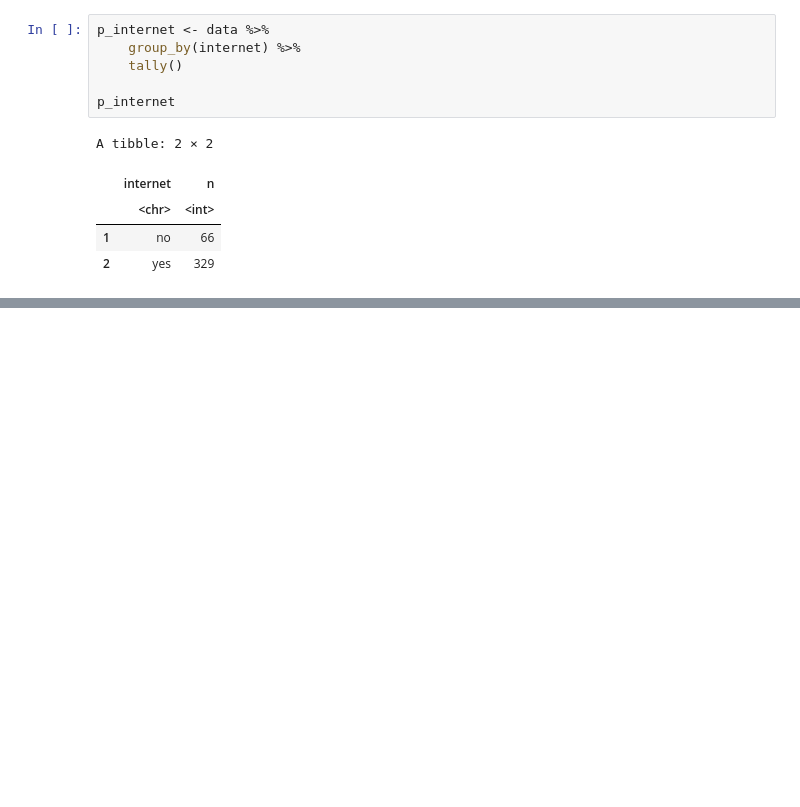
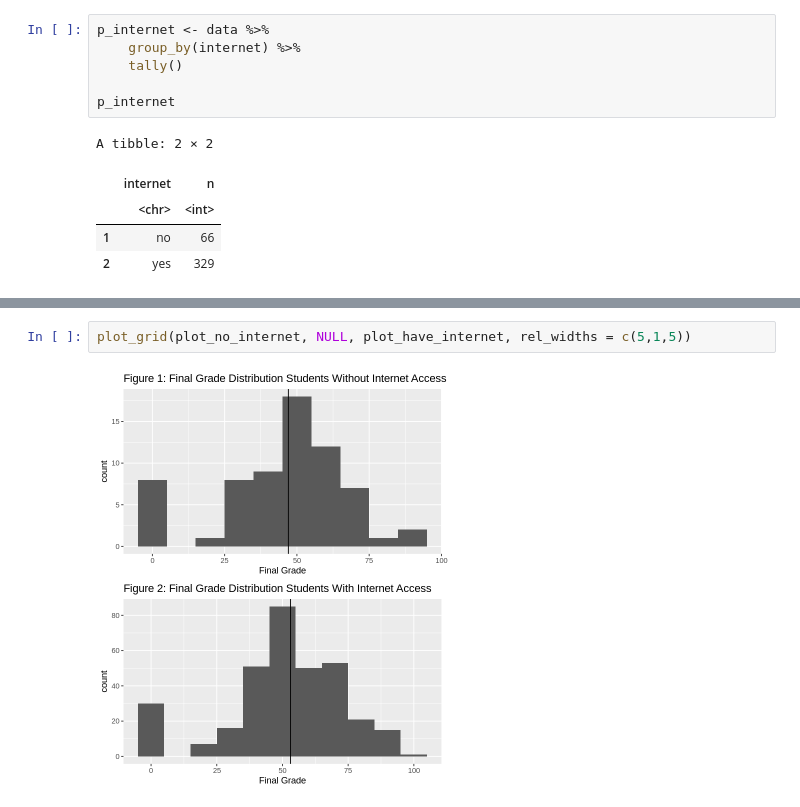
Before and after one commit to jjadeb/stat-201-project, a Jupyter notebook: src/proposal.ipynb, the cells around one changed output, grey strips where cells are left out. Saved outputs shown, nothing was run; the diff lists cells and outputs as text; blank space fills up the shorter version.

```diff
--- a/src/proposal.ipynb
+++ b/src/proposal.ipynb
@@ -132,0 +133,4 @@ plot_both
+# %%
+plot_grid(plot_no_internet, NULL, plot_have_internet, rel_widths = c(5,1,5))
+# %% [output]
+[figure, added]
```
Also changed, not shown: parts of 7 cells of this notebook.
